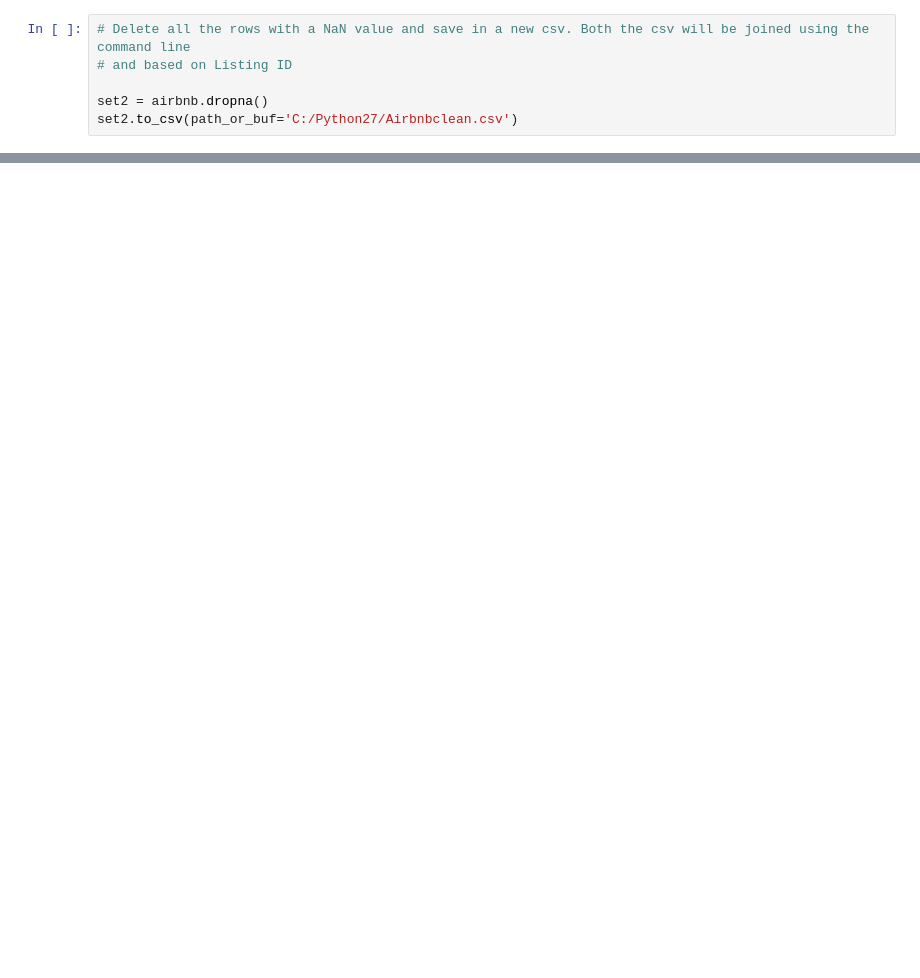
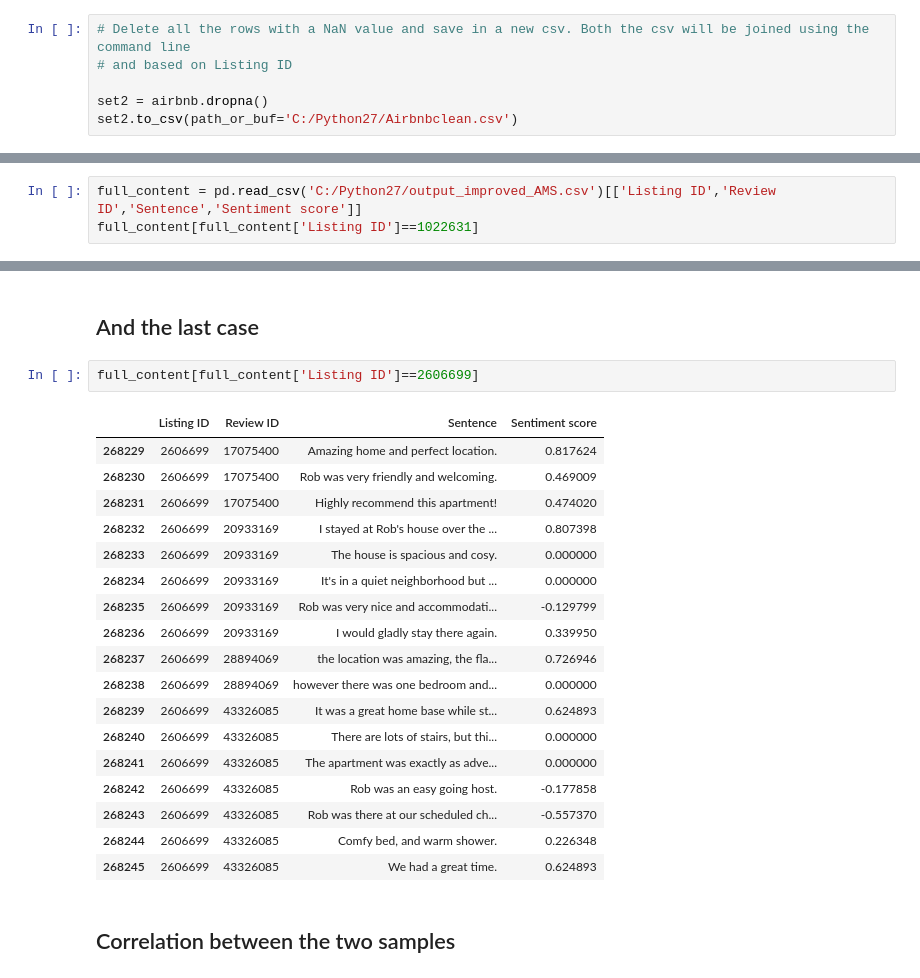
Before and after one commit to AntigoniKourou/Thesis, a Jupyter notebook: Comparison of overall ratings Airbnb vs Pipeline.ipynb, the cells around one changed output, grey strips where cells are left out. Cells and saved outputs as stored; diff of their text form; blank space fills up the shorter version.

```diff
--- a/Comparison of overall ratings Airbnb vs Pipeline.ipynb
+++ b/Comparison of overall ratings Airbnb vs Pipeline.ipynb
@@ -117,0 +227,3 @@ Diff 0.5        Diff 1         Diff +1
+# %%
+full_content = pd.read_csv('C:/Python27/output_improved_AMS.csv')[['Listing ID','Review ID','Sentence','Sentiment score']]
+full_content[full_content['Listing ID']==1022631]
@@ -117,0 +265,25 @@ Diff 0.5        Diff 1         Diff +1
+# %% [markdown]
+## And the last case
+# %%
+full_content[full_content['Listing ID']==2606699]
+# %% [output]
+|  | Listing ID | Review ID | Sentence | Sentiment score |
+| 268229 | 2606699 | 17075400 | Amazing home and perfect location. | 0.817624 |
+| 268230 | 2606699 | 17075400 | Rob was very friendly and welcoming. | 0.469009 |
+| 268231 | 2606699 | 17075400 | Highly recommend this apartment! | 0.474020 |
+| 268232 | 2606699 | 20933169 | I stayed at Rob's house over the ... | 0.807398 |
+| 268233 | 2606699 | 20933169 | The house is spacious and cosy. | 0.000000 |
+| 268234 | 2606699 | 20933169 | It's in a quiet neighborhood but ... | 0.000000 |
+| 268235 | 2606699 | 20933169 | Rob was very nice and accommodati... | -0.129799 |
+| 268236 | 2606699 | 20933169 | I would gladly stay there again. | 0.339950 |
+| 268237 | 2606699 | 28894069 | the location was amazing, the fla... | 0.726946 |
+| 268238 | 2606699 | 28894069 | however there was one bedroom and... | 0.000000 |
+| 268239 | 2606699 | 43326085 | It was a great home base while st... | 0.624893 |
+| 268240 | 2606699 | 43326085 | There are lots of stairs, but thi... | 0.000000 |
+| 268241 | 2606699 | 43326085 | The apartment was exactly as adve... | 0.000000 |
+| 268242 | 2606699 | 43326085 | Rob was an easy going host. | -0.177858 |
+| 268243 | 2606699 | 43326085 | Rob was there at our scheduled ch... | -0.557370 |
+| 268244 | 2606699 | 43326085 | Comfy bed, and warm shower. | 0.226348 |
+| 268245 | 2606699 | 43326085 | We had a great time. | 0.624893 |
+# %% [markdown]
+## Correlation between the two samples
```
Also changed, not shown: parts of 47 cells of this notebook.
